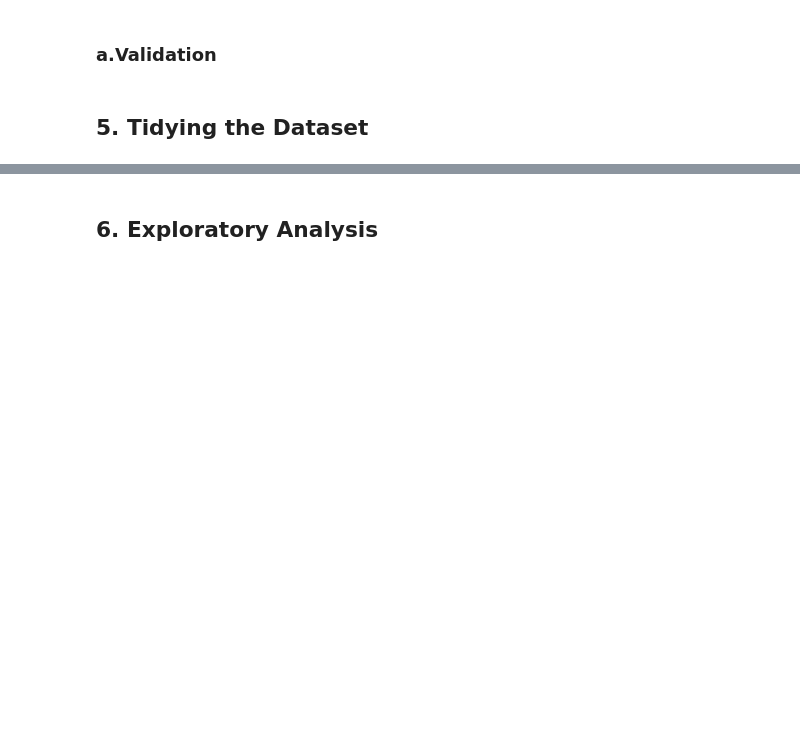
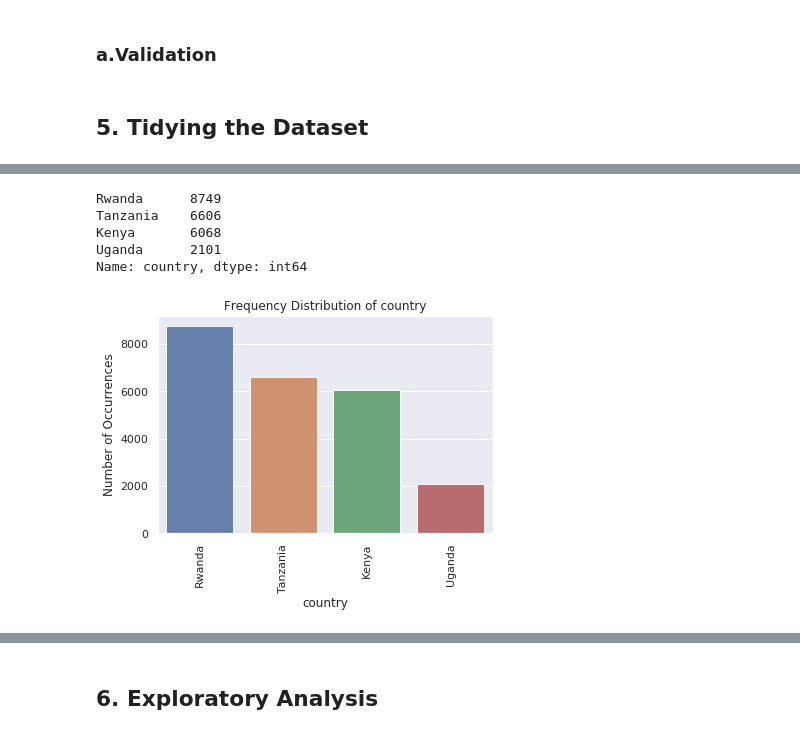
Before and after one commit to abel-keya/Core_W2_Independent_Project_Abel_Keya, a Jupyter notebook: Moringa_Data_Science_Core_W2_Independent_Project_Abel_Keya_Python_Notebook.ipynb, the cells around one changed output, grey strips where cells are left out. Drawn from its saved outputs; the diff is of its cells as text; code cells hidden in the pictures; blank space fills up the shorter version.

```diff
--- a/Moringa_Data_Science_Core_W2_Independent_Project_Abel_Keya_Python_Notebook.ipynb
+++ b/Moringa_Data_Science_Core_W2_Independent_Project_Abel_Keya_Python_Notebook.ipynb
@@ -126,0 +176,15 @@ Making sure your data matches something outside of the dataset is very important
+# %%
+#Impute the values:
+#	fill missing data with the column mode
+from statistics import *
+data2['hasabankaccount'].fillna(mode(data2['hasabankaccount']), inplace=True)
+data2['country'].fillna(mode(data2['country']), inplace=True)
+data2['typeoflocation'].fillna(mode(data2['typeoflocation']), inplace=True)
+data2['cellphoneaccess'].fillna(mode(data2['cellphoneaccess']), inplace=True)
+data2['householdsize'].fillna(mode(data2['householdsize']), inplace=True)
+data2['respondentage'].fillna(mode(data2['respondentage']), inplace=True)
+data2['genderofrespondent'].fillna(mode(data2['genderofrespondent']), inplace=True)
+data2['therelathipwithhead'].fillna(mode(data2['therelathipwithhead']), inplace=True)
+data2['maritalstatus'].fillna(mode(data2['maritalstatus']), inplace=True)
+data2['levelofeducuation'].fillna(mode(data2['levelofeducuation']), inplace=True)
+data2['typeofjob'].fillna(mode(data2['typeofjob']), inplace=True)
@@ -126,0 +223,24 @@ Making sure your data matches something outside of the dataset is very important
+# %%
+#checking the distribution of categorical levels in each column
+print(data2['country'].value_counts())
+# %% [output]
+Rwanda      8749
+Tanzania    6606
+Kenya       6068
+Uganda      2101
+Name: country, dtype: int64
+# %%
+#plot a barplot of the frequency distribution of a categorical feature using the seaborn package, which shows the frequency distribution of the 'Type of Job' column
+%matplotlib inline
+import seaborn as sns
+import matplotlib.pyplot as plt
+country_count = data2['country'].value_counts()
+sns.set(style="darkgrid")
+sns.barplot(country_count.index, country_count.values, alpha=0.9)
+plt.title('Frequency Distribution of country')
+plt.ylabel('Number of Occurrences', fontsize=12)
+plt.xlabel('country', fontsize=12)
+plt.xticks(rotation=90)
+plt.show()
+# %% [output]
+[figure, added]
```
Also changed, not shown: parts of 67 cells of this notebook.
